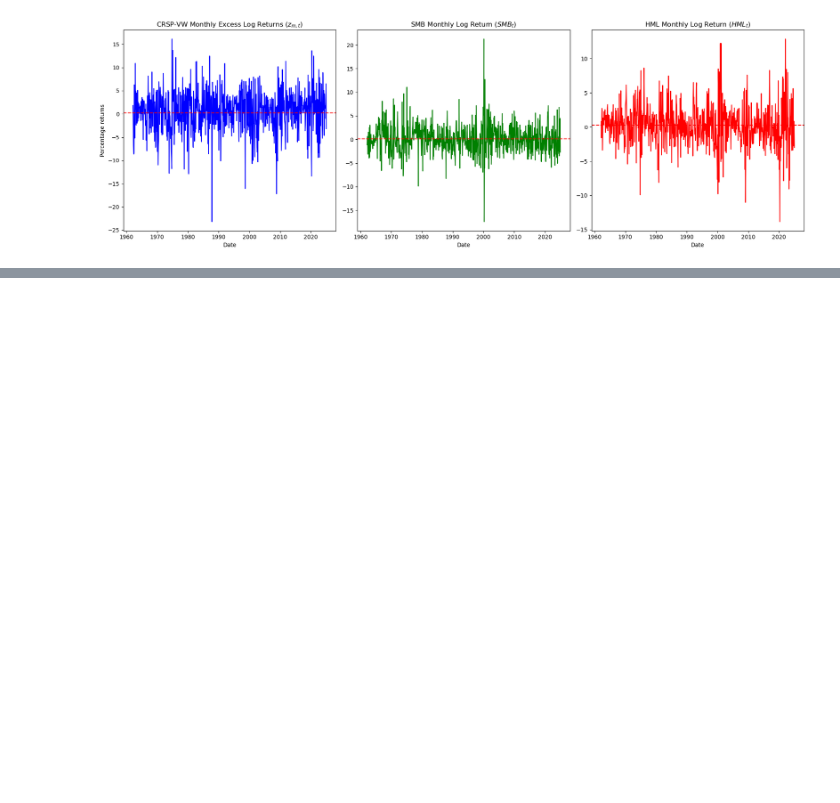
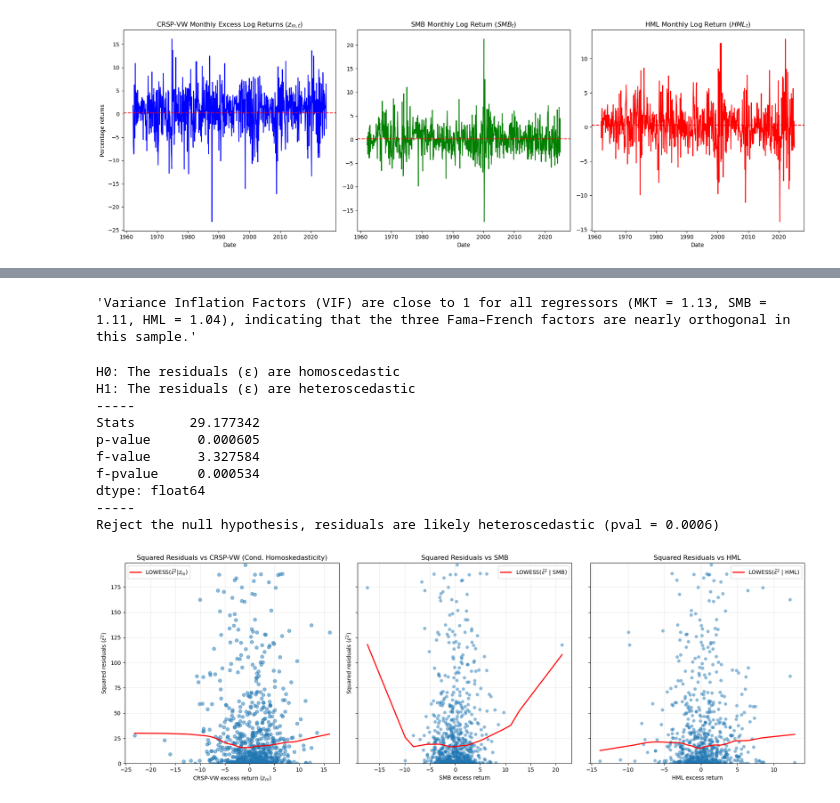
Before and after one commit to VitalityMigo/quant627_finec, a Jupyter notebook: notebook.ipynb, the cells around one changed output, grey strips where cells are left out. Cells and saved outputs as stored; diff of their text form; code cells hidden in the pictures; blank space fills up the shorter version.

Commit message:
Add Fama-french + comparison

```diff
--- a/notebook.ipynb
+++ b/notebook.ipynb
@@ -2236,0 +2395,74 @@ Covariance Type:            nonrobust
+# %%
+"""Variance Inflation Factors (VIF) are close to 1 for all regressors (MKT = 1.13, SMB = 1.11, HML = 1.04), indicating that the three Fama–French factors are nearly orthogonal in this sample."""
+# %% [output]
+'Variance Inflation Factors (VIF) are close to 1 for all regressors (MKT = 1.13, SMB = 1.11, HML = 1.04), indicating that the three Fama–French factors are nearly orthogonal in this sample.'
+# %%
+# TEST 2: White test for homoscedasticity of CAPM monthly residuals
+
+# Compute White test
+f_white_results = het_white(ff3_resid, ff3_X)
+
+# Create a series to store results
+F_WT = pd.Series(f_white_results, index=['Stats', 'p-value', 'f-value', 'f-pvalue'])
+
+# Print Results
+print(f"H0: The residuals (ε) are homoscedastic \nH1: The residuals (ε) are heteroscedastic\n-----\n{F_WT}\n-----")
+
+if F_WT['p-value'] > 0.05:
+    print(f"Fail to reject the null hypothesis, residuals are likely homoscedastic (pval = {F_WT['p-value']:.4f})")
+    print("* Consequently, OLS standard errors are biased")
+else:
+        print(f"Reject the null hypothesis, residuals are likely heteroscedastic (pval = {F_WT['p-value']:.4f})")
+
+# Graphical representation
+
+# Creating subplot
+fig, axs = plt.subplots(1, 3, figsize=(18, 6), sharey=True)
+
+# MKT factorr
+f_resid2_lowess_mkt = lowess(ff3_resid_sqrd, MKT, frac=0.5, return_sorted=True)
+axs[0].scatter(MKT, ff3_resid_sqrd, alpha=0.5)
+axs[0].plot(f_resid2_lowess_mkt[:, 0], f_resid2_lowess_mkt[:, 1], lw=2, color='red', label='LOWESS($\hat{\epsilon}^2 | z_m$)')
+axs[0].set_ylim(0, ff3_resid_sqrd.quantile(0.95))
+axs[0].set_xlabel('CRSP-VW excess return ($z_m$)')
+axs[0].set_ylabel('Squared residuals ($\hat{\epsilon}^2$)')
+axs[0].set_title('Squared Residuals vs CRSP-VW (Cond. Homoskedasticity)')
+axs[0].legend()
+axs[0].grid(alpha=0.25)
+
+# SMB factor
+f_resid2_lowess_smb = lowess(ff3_resid_sqrd, SMB, frac=0.5, return_sorted=True)
+axs[1].scatter(SMB, ff3_resid_sqrd, alpha=0.5, edgecolor='none')
+axs[1].plot(f_resid2_lowess_smb[:, 0], f_resid2_lowess_smb[:, 1], color='red', lw=2, label='LOWESS($\hat{\epsilon}^2$ | SMB)')
+axs[1].set_ylim(0, ff3_resid_sqrd.quantile(0.95))
+axs[1].set_xlabel('SMB excess return')
+axs[1].set_ylabel('Squared residuals ($\hat{\epsilon}^2$)')
+axs[1].set_title('Squared Residuals vs SMB')
+axs[1].grid(alpha=0.25)
+axs[1].legend()
+
+# HML factor
+f_resid2_lowess_hml = lowess(ff3_resid_sqrd, HML, frac=0.5, return_sorted=True)
+axs[2].scatter(HML, ff3_resid_sqrd, alpha=0.5, edgecolor='none')
+axs[2].plot(f_resid2_lowess_hml[:, 0], f_resid2_lowess_hml[:, 1], color='red', lw=2, label='LOWESS($\hat{\epsilon}^2$ | HML)')
+axs[2].set_ylim(0, ff3_resid_sqrd.quantile(0.95))
+axs[2].set_xlabel('HML excess return')
+axs[2].set_title('Squared Residuals vs HML')
+axs[2].grid(alpha=0.25)
+axs[2].legend()
+
+# Show
+plt.tight_layout()
+plt.show()
+# %% [output]
+H0: The residuals (ε) are homoscedastic
+H1: The residuals (ε) are heteroscedastic
+-----
+Stats       29.177342
+p-value      0.000605
+f-value      3.327584
+f-pvalue     0.000534
+dtype: float64
+-----
+Reject the null hypothesis, residuals are likely heteroscedastic (pval = 0.0006)
+[figure, added]
```
Also changed, not shown: parts of 58 cells of this notebook.
